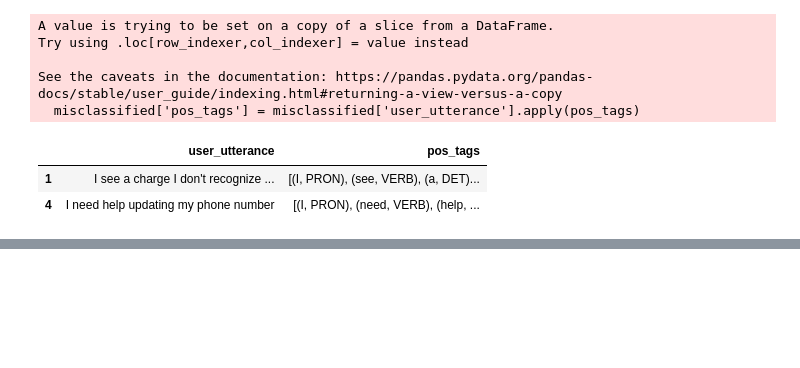
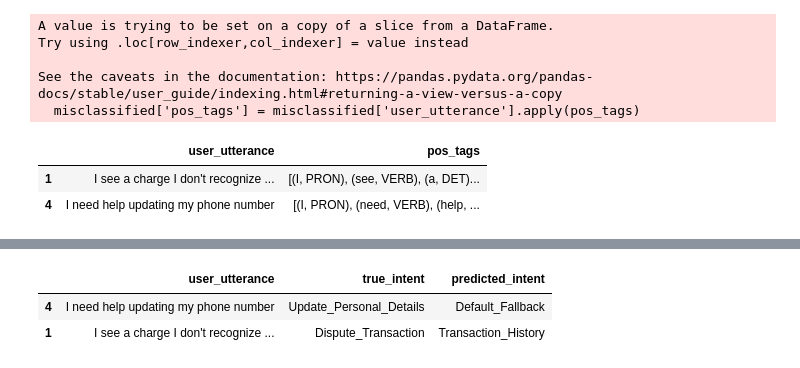
Before and after one commit to divya-gh/ConvoSense-AI-Banking-Chatbot-Analytics, a Jupyter notebook: notebooks/Linguistic_&_NLP_POS_Frequency_Analysis.ipynb, the cells around one changed output, grey strips where cells are left out. Cells and saved outputs as stored; diff of their text form; code cells hidden in the pictures; blank space fills up the shorter version.

```diff
--- a/notebooks/Linguistic_&_NLP_POS_Frequency_Analysis.ipynb
+++ b/notebooks/Linguistic_&_NLP_POS_Frequency_Analysis.ipynb
@@ -92,7 +80,0 @@ misclassified[['user_utterance', 'true_intent', 'predicted_intent']].head()
-# %%
-def tokenize(text):
-    doc = nlp(text)
-    return [token.text for token in doc]
-
-misclassified['tokens'] = misclassified['user_utterance'].apply(tokenize)
-misclassified[['user_utterance', 'tokens']].head()
@@ -211,0 +120,6 @@ A more detailed taxonomy reduces ambiguity and prevents misclassification.
+# %%
+misclassified.sample(2)[['user_utterance', 'true_intent', 'predicted_intent']]
+# %% [output]
+|  | user_utterance | true_intent | predicted_intent |
+| 4 | I need help updating my phone number | Update_Personal_Details | Default_Fallback |
+| 1 | I see a charge I don't recognize ... | Dispute_Transaction | Transaction_History |
```
Also changed, not shown: parts of 17 cells of this notebook.
